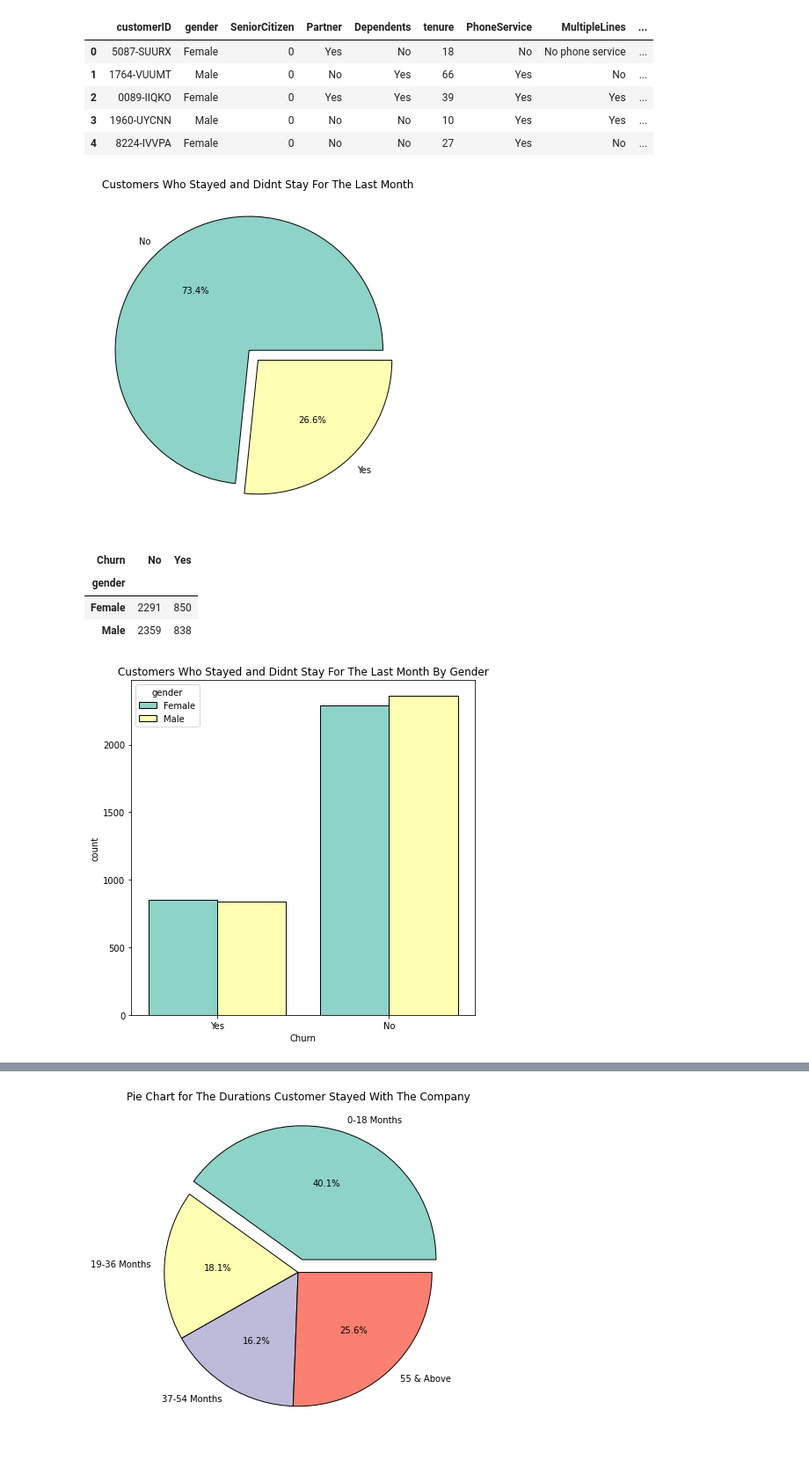
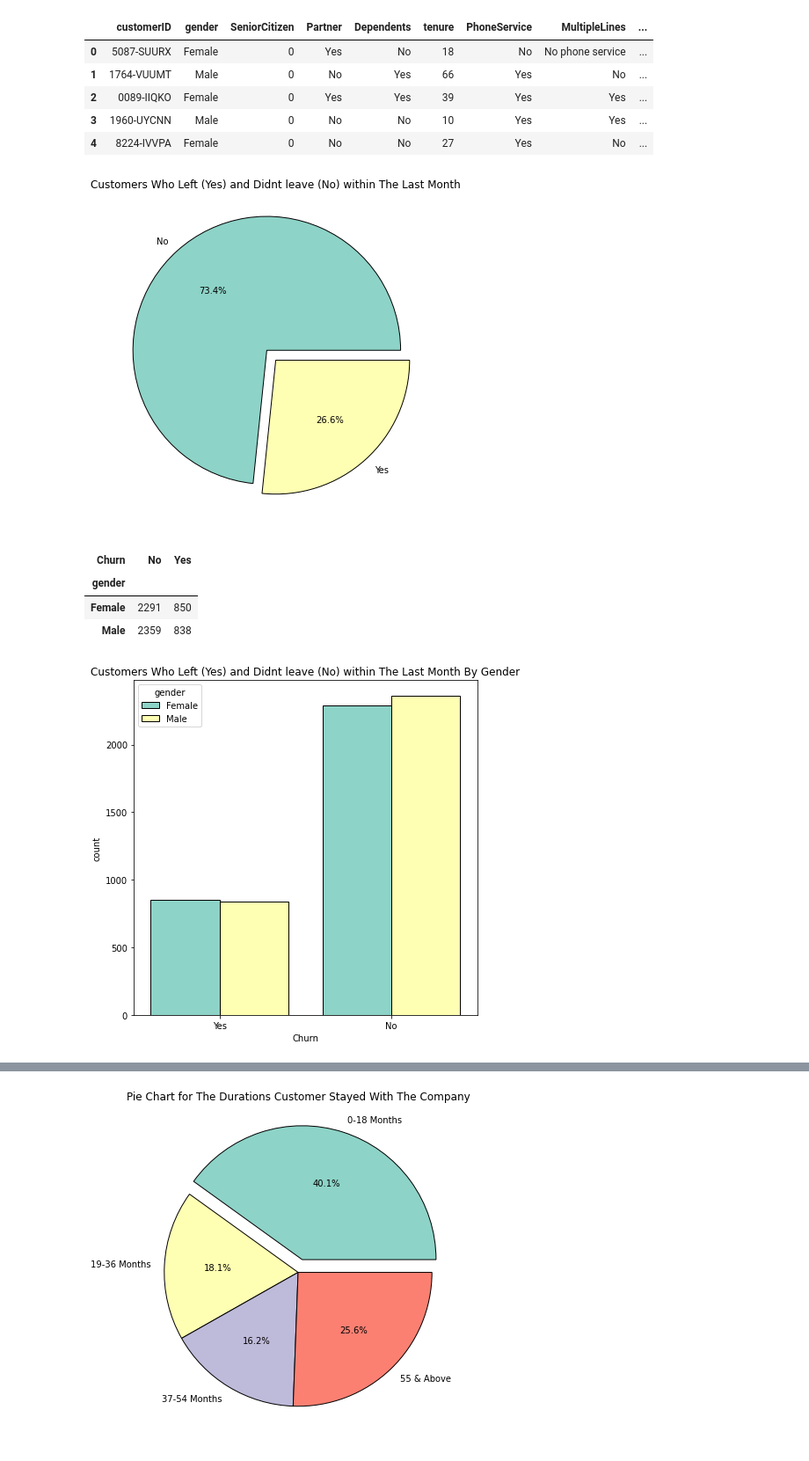
Before and after one commit to Nadda1004/Intro_Machine_learning, a Jupyter notebook: W1_D5_case_study_setup.ipynb, the cells around one changed output, grey strips where cells are left out. Shown at 88% size. Cells and saved outputs as stored; diff of their text form; code cells hidden in the pictures.

```diff
--- a/W1_D5_case_study_setup.ipynb
+++ b/W1_D5_case_study_setup.ipynb
@@ -186,13 +186,13 @@ df.head()
 # %%
 # Creating pie chart for Churn categorical variable
 plt.figure(figsize=(7,7))
 plt.pie(df.Churn.value_counts(), explode=[0.1,0],labels=['No', 'Yes'] , autopct='%1.1f%%' ,
         wedgeprops = {"edgecolor" : "black",
                       'linewidth': 1,
                       'antialiased': True})
-plt.title("Customers Who Stayed and Didnt Stay For The Last Month");
+plt.title("Customers Who Left (Yes) and Didnt leave (No) within The Last Month");
 # %% [output]
-[figure, old version]
+[figure, new version]
 # %%
 # show churn of customer based on gender
 pd.crosstab(df['gender'],df['Churn'])
@@ -206,9 +206,9 @@ pd.crosstab(df['gender'],df['Churn'])
 plt.figure(figsize=(7,7))
 sns.countplot(x=df.Churn, hue=df.gender,saturation=1,
                   edgecolor=(0,0,0),
-                  linewidth=1).set(title = 'Customers Who Stayed and Didnt Stay For The Last Month By Gender');
+                  linewidth=1).set(title = 'Customers Who Left (Yes) and Didnt leave (No) within The Last Month By Gender');
 # %% [output]
-[figure, old version]
+[figure, new version]
 # %%
 # Creating bar chart for Churn based on InternetService:
 plt.figure(figsize=(7,7))
```
Also changed, not shown: parts of 28 cells of this notebook.
